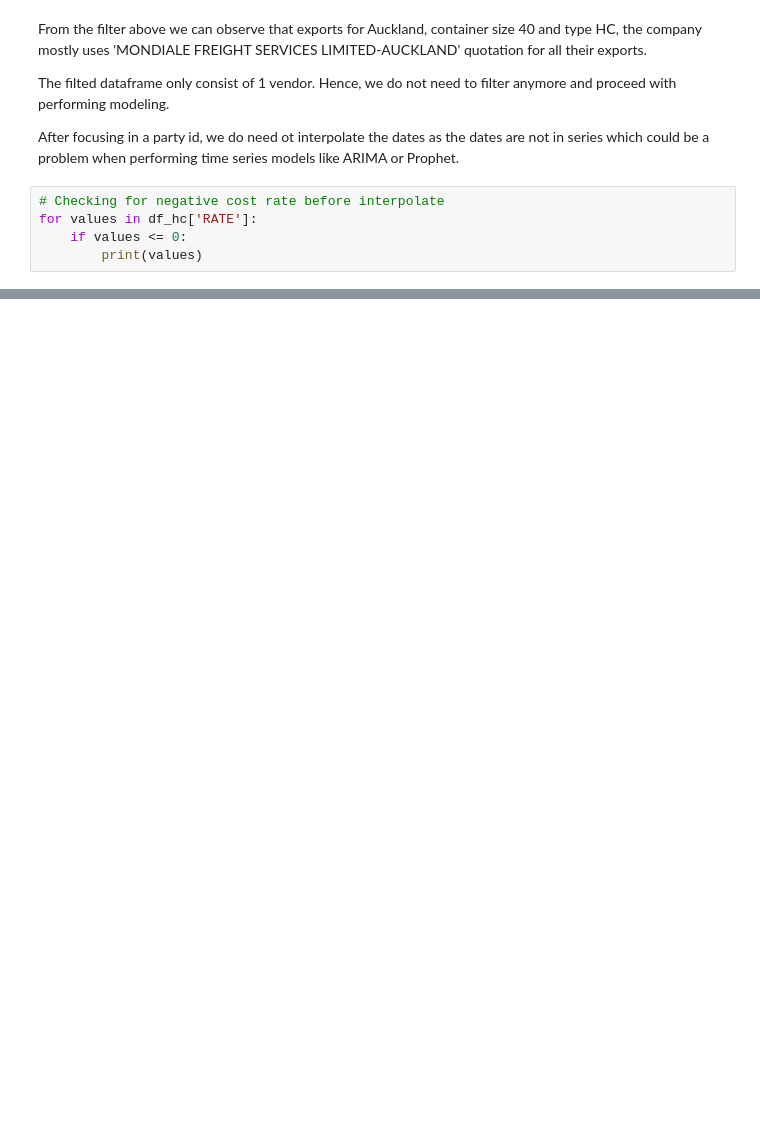
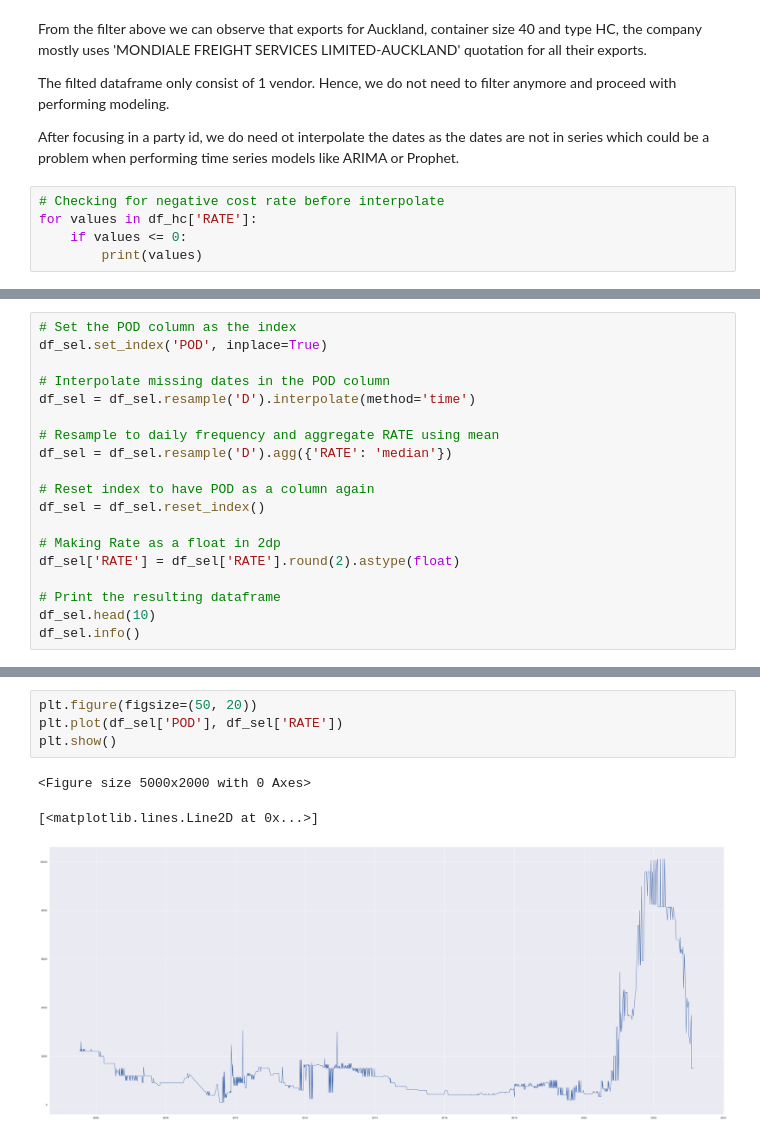
Before and after one commit to aloysiuswjw/Cost-Rate-Analysis, a Jupyter notebook: filterFC.ipynb, the cells around one changed output, grey strips where cells are left out. Drawn from its saved outputs; the diff is of its cells as text; blank space fills up the shorter version.

```diff
--- a/filterFC.ipynb
+++ b/filterFC.ipynb
@@ -178,0 +419,19 @@ OSError: could not get source code
+# %%
+# Set the POD column as the index
+df_sel.set_index('POD', inplace=True)
+
+# Interpolate missing dates in the POD column
+df_sel = df_sel.resample('D').interpolate(method='time')
+
+# Resample to daily frequency and aggregate RATE using mean
+df_sel = df_sel.resample('D').agg({'RATE': 'median'})
+
+# Reset index to have POD as a column again
+df_sel = df_sel.reset_index()
+
+# Making Rate as a float in 2dp
+df_sel['RATE'] = df_sel['RATE'].round(2).astype(float)
+
+# Print the resulting dataframe
+df_sel.head(10)
+df_sel.info()
@@ -178,0 +459,8 @@ OSError: could not get source code
+# %%
+plt.figure(figsize=(50, 20))
+plt.plot(df_sel['POD'], df_sel['RATE'])
+plt.show()
+# %% [output]
+<Figure size 5000x2000 with 0 Axes>
+[<matplotlib.lines.Line2D at 0x...>]
+[figure, added]
```
Also changed, not shown: parts of 29 cells of this notebook, 4 other files.
